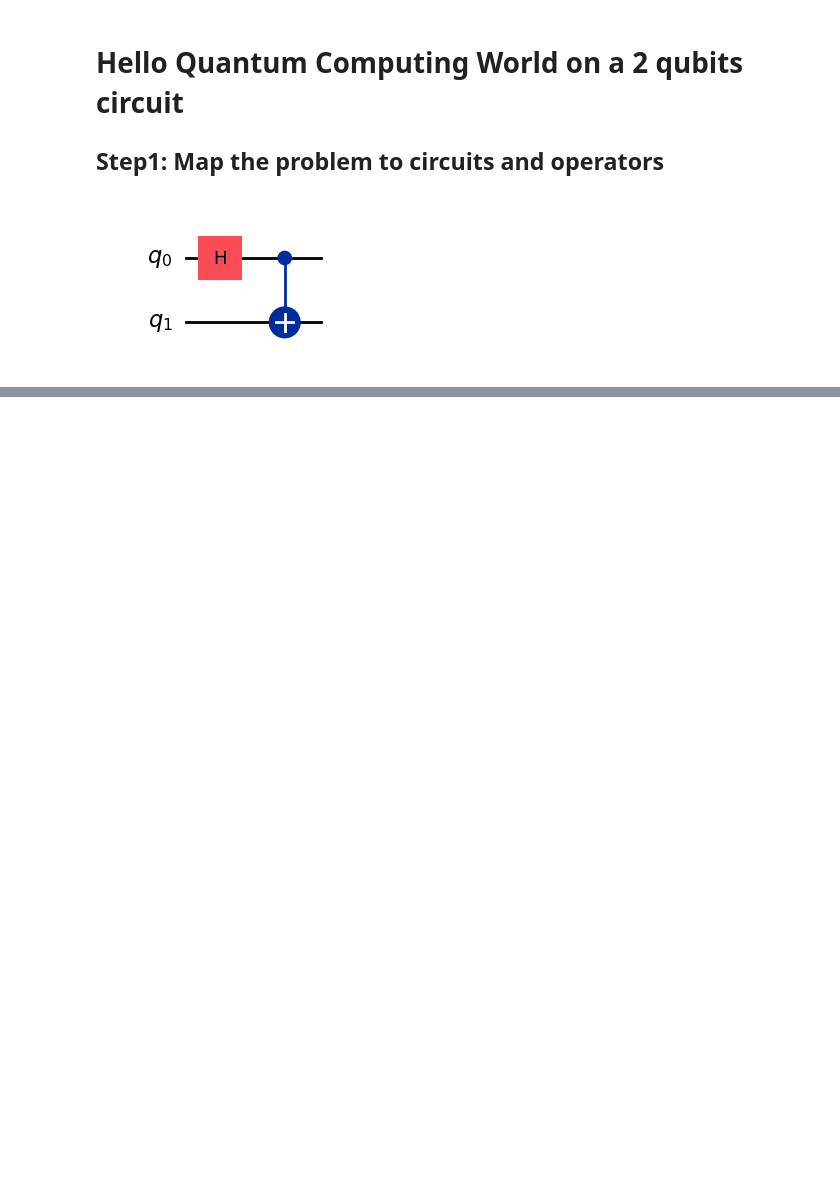
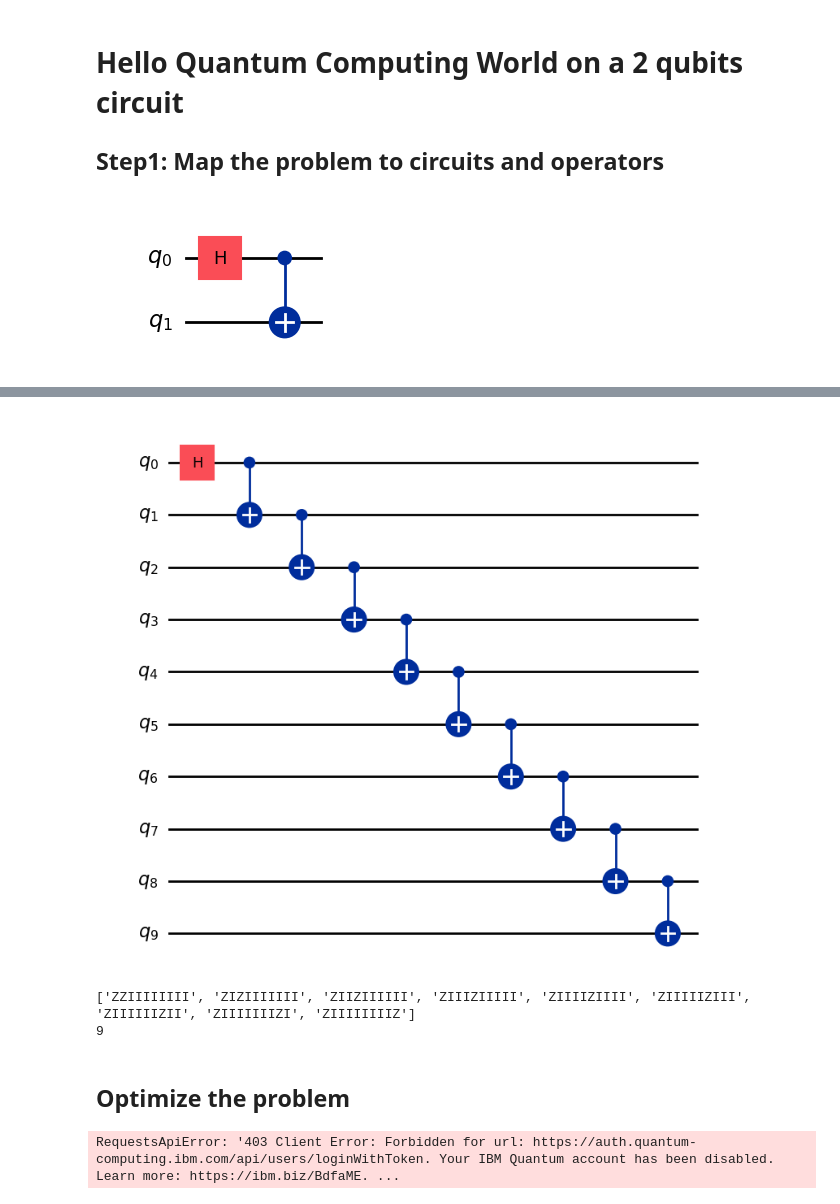
Before and after one commit to xuelx1/LearnQC, a Jupyter notebook: hello_qc.ipynb, the cells around one changed output, grey strips where cells are left out. Cells and saved outputs as stored; diff of their text form; code cells hidden in the pictures; blank space fills up the shorter version.

```diff
--- a/hello_qc.ipynb
+++ b/hello_qc.ipynb
@@ -26,0 +98,37 @@ observales = [ZZ, ZI, IZ, XX, XI, IX]
+# %%
+def n_qubit_GHZ_state(n):
+    qc = QuantumCircuit(n)
+    qc.h(0)
+    for i in range(n-1):
+        qc.cx(i, i+1)
+    return qc
+
+n = 10
+qc = n_qubit_GHZ_state(n)
+qc.draw(output='mpl')
+# %% [output]
+[figure, added]
+# %%
+from qiskit.quantum_info import SparsePauliOp
+
+operator_strings = ['Z'+ 'I'*i + 'Z' + 'I'*(n-i-2) for i in range(n-1) ]
+print(operator_strings)
+print(len(operator_strings))
+
+operators = [SparsePauliOp(s) for s in operator_strings]
+# %% [output]
+['ZZIIIIIIII', 'ZIZIIIIIII', 'ZIIZIIIIII', 'ZIIIZIIIII', 'ZIIIIZIIII', 'ZIIIIIZIII', 'ZIIIIIIZII', 'ZIIIIIIIZI', 'ZIIIIIIIIZ']
+9
+# %% [markdown]
+## Optimize the problem
+# %%
+from qiskit_ibm_runtime import QiskitRuntimeService
+from qiskit.transpiler.preset_passmanagers import generate_preset_pass_manager
+
+backendname = 'ibm_osaka'
+backend = QiskitRuntimeService().get_backend(backendname)
+pass_manager = generate_preset_pass_manager(optimization_level=1, backend=backend)
+qc_transpiled = pass_manager.run(qc)
+operators_transplied_list = [op.apply(qc_transpiled) for op in operators]
+# %% [output]
+RequestsApiError: '403 Client Error: Forbidden for url: https://auth.quantum-computing.ibm.com/api/users/loginWithToken. Your IBM Quantum account has been disabled. Learn more: https://ibm.biz/BdfaME. ...
```
Also changed, not shown: parts of 8 cells of this notebook.
